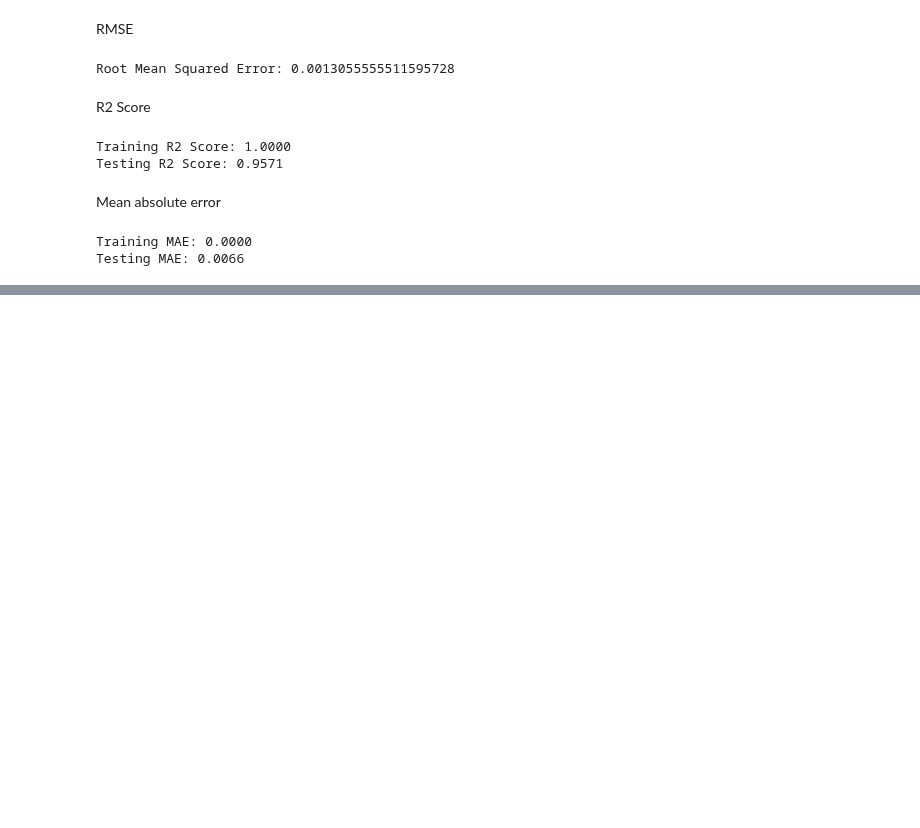
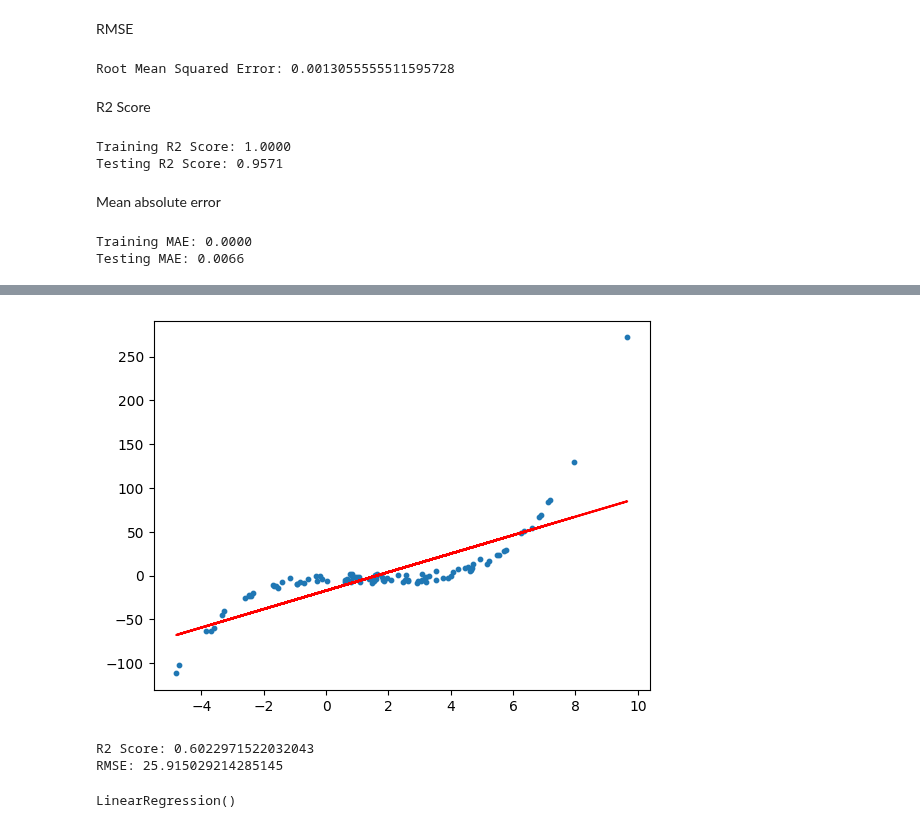
Before and after one commit to anmolS-1104/SML, a Jupyter notebook: SML /Exp 3.ipynb, the cells around one changed output, grey strips where cells are left out. Cells and saved outputs as stored; diff of their text form; code cells hidden in the pictures; blank space fills up the shorter version.

```diff
--- a/SML /Exp 3.ipynb
+++ b/SML /Exp 3.ipynb
@@ -136,0 +148,32 @@ Testing MAE: 0.0066
+# %%
+#transforming the data to include another axis
+from sklearn.linear_model import LinearRegression
+x = x[:,np.newaxis]
+y = y[:,np.newaxis]
+
+model = LinearRegression()
+model.fit(x,y)
+y_pred = model.predict(x)
+plt.scatter(x,y,s=10)
+plt.plot(x,y_pred,color='r')
+plt.show()
+#the plot of best fit is shown
+# %% [output]
+[figure, added]
+# %%
+from sklearn.metrics import r2_score,mean_squared_error
+r2 = r2_score(y,y_pred)
+print("R2 Score:",r2)
+rmse = np.sqrt(mean_squared_error(y,y_pred))
+print("RMSE:",rmse)
+# %% [output]
+R2 Score: 0.6022971522032043
+RMSE: 25.915029214285145
+# %%
+from sklearn.preprocessing import PolynomialFeatures
+poly = PolynomialFeatures(degree = 4)
+x_poly = poly.fit_transform(x)
+model = LinearRegression()
+model.fit(x_poly,y)
+# %% [output]
+LinearRegression()
```
Also changed, not shown: parts of 2 cells of this notebook, 1 other file.
